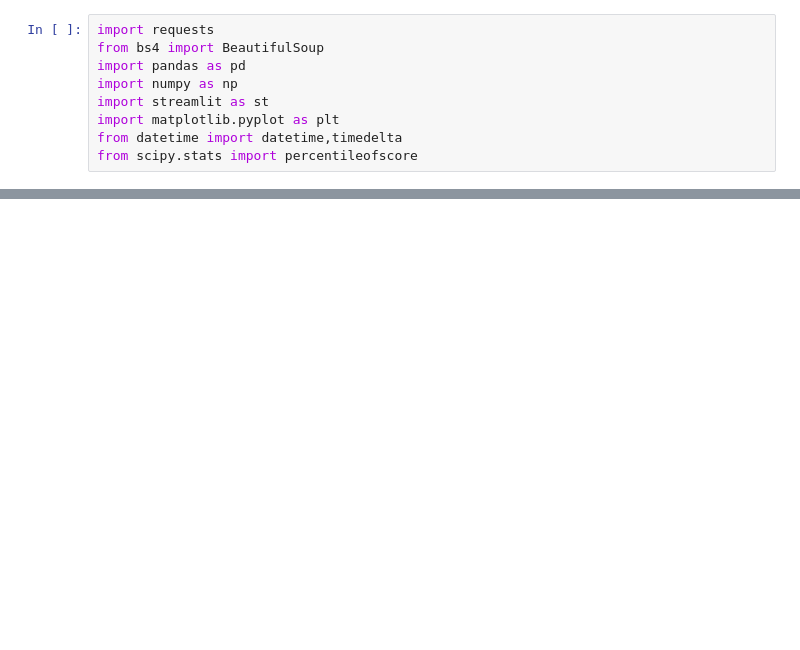
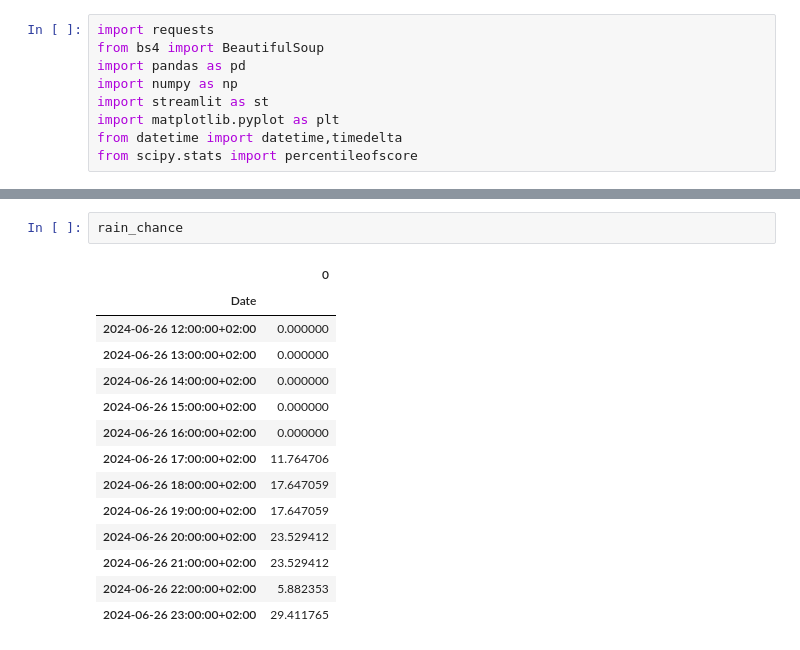
Before and after one commit to ivan5cg/Meteo, a Jupyter notebook: meteo dash.ipynb, the cells around one changed output, grey strips where cells are left out. Drawn from its saved outputs; the diff is of its cells as text; blank space fills up the shorter version.

```diff
--- a/meteo dash.ipynb
+++ b/meteo dash.ipynb
@@ -821,0 +274,17 @@ NameError: name 'hora_día' is not defined
+# %%
+rain_chance
+# %% [output]
+|  | 0 |
+| Date |  |
+| 2024-06-26 12:00:00+02:00 | 0.000000 |
+| 2024-06-26 13:00:00+02:00 | 0.000000 |
+| 2024-06-26 14:00:00+02:00 | 0.000000 |
+| 2024-06-26 15:00:00+02:00 | 0.000000 |
+| 2024-06-26 16:00:00+02:00 | 0.000000 |
+| 2024-06-26 17:00:00+02:00 | 11.764706 |
+| 2024-06-26 18:00:00+02:00 | 17.647059 |
+| 2024-06-26 19:00:00+02:00 | 17.647059 |
+| 2024-06-26 20:00:00+02:00 | 23.529412 |
+| 2024-06-26 21:00:00+02:00 | 23.529412 |
+| 2024-06-26 22:00:00+02:00 | 5.882353 |
+| 2024-06-26 23:00:00+02:00 | 29.411765 |
```
Also changed, not shown: parts of 32 cells of this notebook, 2 other files.
